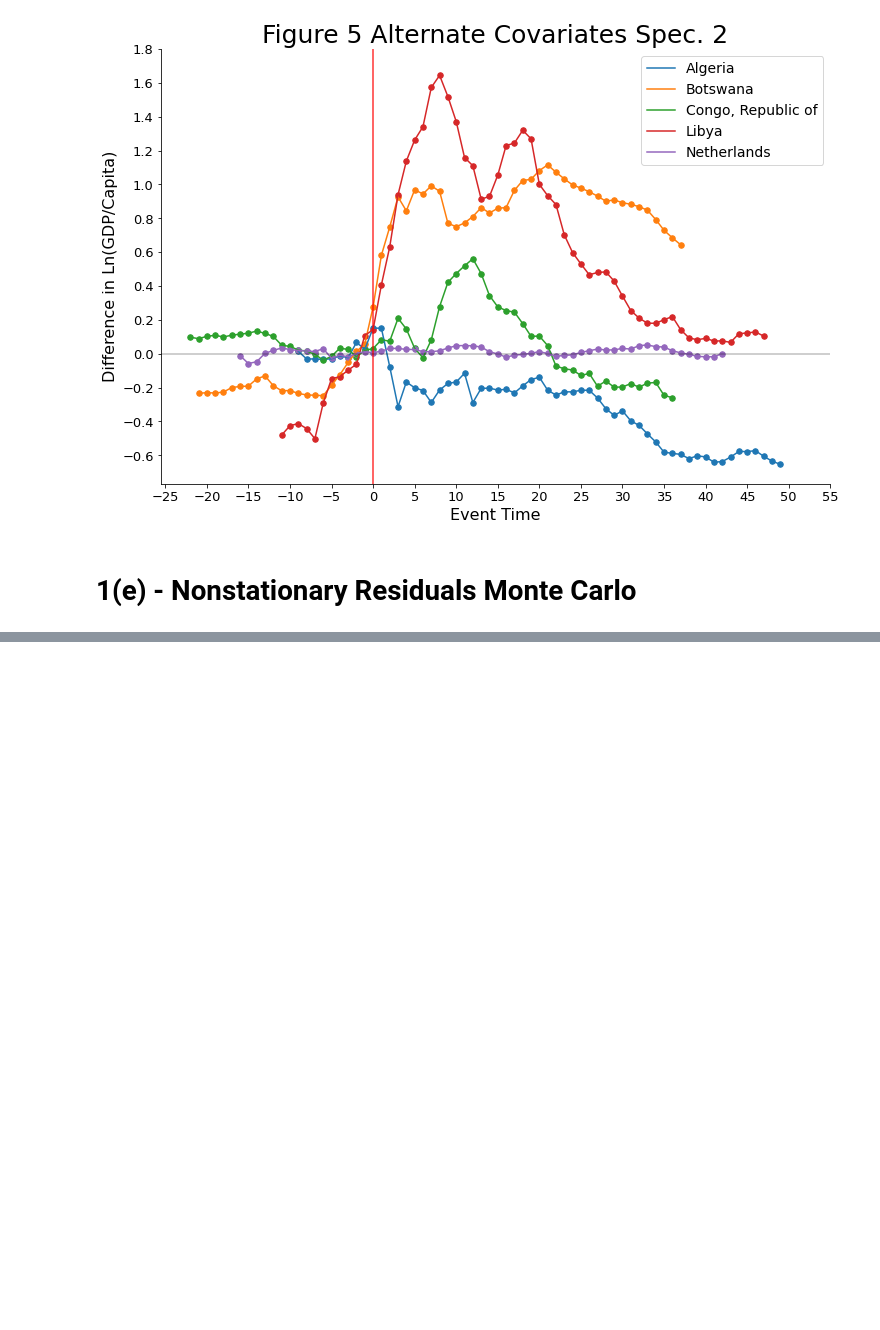
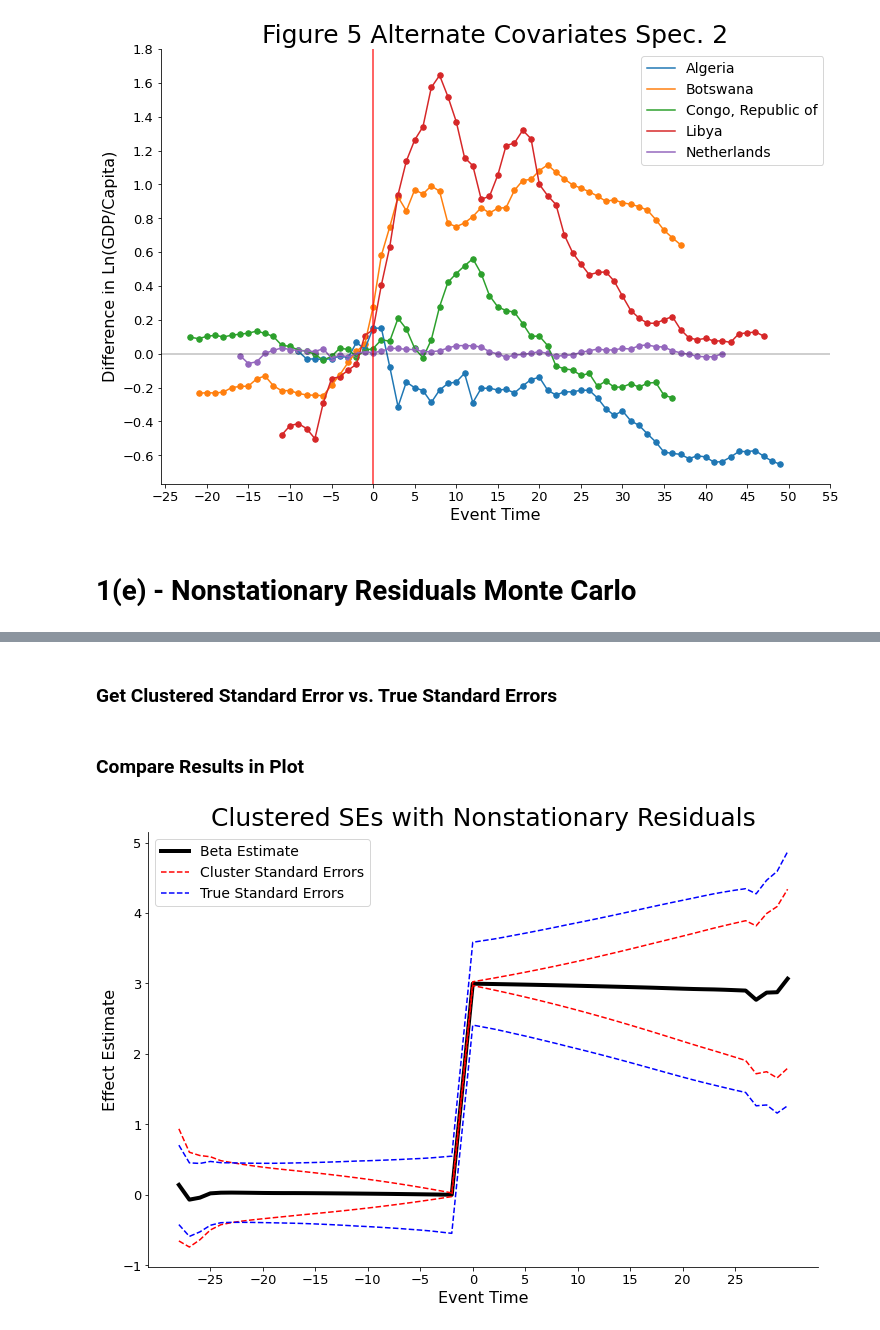
Before and after one commit to stevenbuschbach/Applied-Microeconometrics, a Jupyter notebook: HW2/q1/q1_code.ipynb, the cells around one changed output, grey strips where cells are left out. Drawn from its saved outputs; the diff is of its cells as text; code cells hidden in the pictures; blank space fills up the shorter version.

```diff
--- a/HW2/q1/q1_code.ipynb
+++ b/HW2/q1/q1_code.ipynb
@@ -845,0 +861,8 @@ array([10., 15., 13., 24., 23., 17., 27., 25., 21., 23., 14., 23., 25.,
+# %% [markdown]
+### Get Clustered Standard Error vs. True Standard Errors
+# %%
+# Get clustered standard errors from dynamic TWFE
+reltimes = [col for col in np.arange(-33.,36.) if col not in [-1.0]]
+effects  = beta[-len(reltime_cols):]
+upper    = effects + 1.96*beta_SE[-len(reltime_cols):]
+lower    = effects - 1.96*beta_SE[-len(reltime_cols):]
@@ -845,0 +901,29 @@ array([10., 15., 13., 24., 23., 17., 27., 25., 21., 23., 14., 23., 25.,
+# %% [markdown]
+### Compare Results in Plot
+# %%
+# Formatting stuff
+fig,ax = plt.subplots(figsize=(12,8))
+ax.spines['top'].set_visible(False)
+ax.spines['right'].set_visible(False)
+
+# Do plotting
+ax.plot(reltimes[5:-5], effects[5:-5], color='black', linewidth=4, label="Beta Estimate")
+ax.plot(reltimes[5:-5], upper[5:-5], color='red', linestyle='dashed', label='Cluster Standard Errors')
+ax.plot(reltimes[5:-5], lower[5:-5], color='red', linestyle='dashed')
+ax.plot(reltimes[5:-5], upper_true[5:-5], color='blue', linestyle='dashed', label='True Standard Errors')
+ax.plot(reltimes[5:-5], lower_true[5:-5], color='blue', linestyle='dashed')
+
+# Axis formatting
+ax.tick_params(axis='both', which='major', labelsize=13)
+ax.set_xticks(np.arange(-25,30,5))
+ax.set_xlabel("Event Time", size=16)
+ax.set_ylabel("Effect Estimate", size=16)
+
+# More formatting
+ax.set_title(f"Clustered SEs with Nonstationary Residuals", size=25)
+ax.legend(fontsize=14)
+
+plt.savefig(f"./q1_output/q1e_plot.png")
+plt.show()
+# %% [output]
+[figure, added]
```
Also changed, not shown: parts of 5 cells of this notebook, 2 other files.
